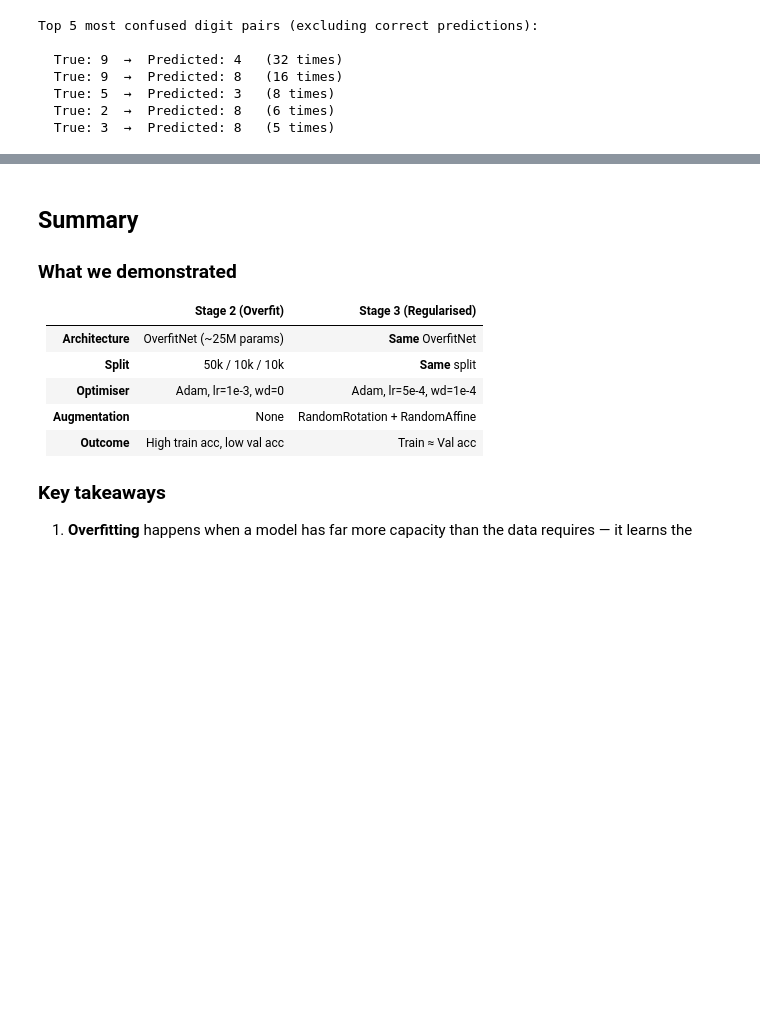
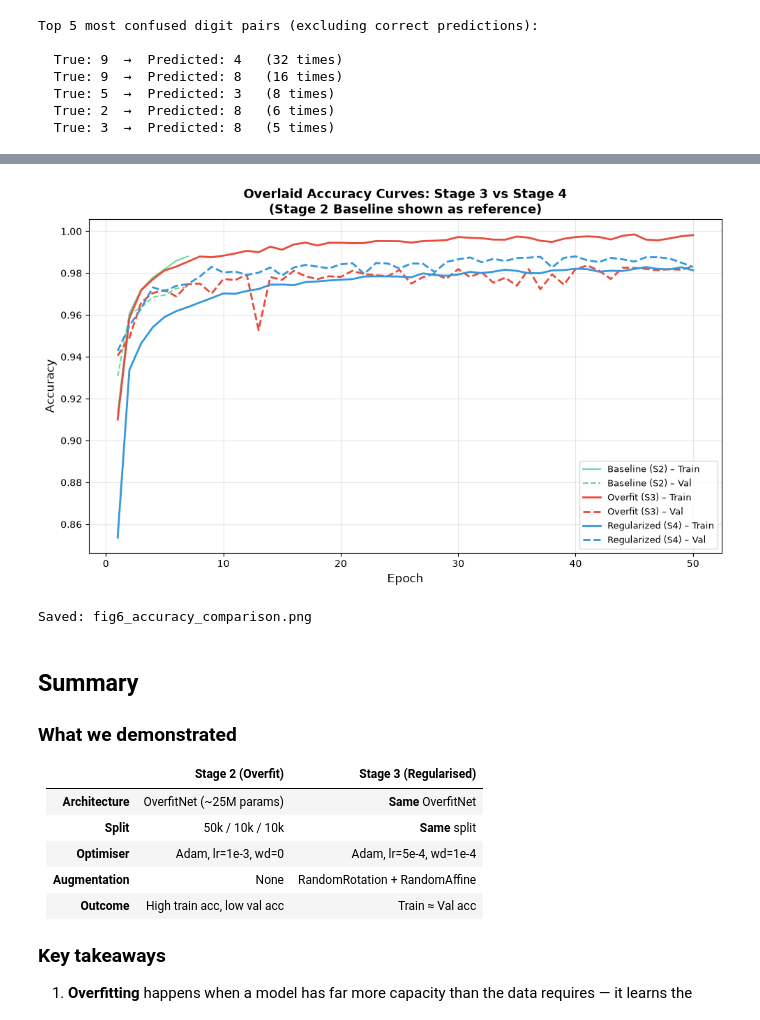
Before and after one commit to Sreelm10sj/mnist-overfit-regularization, a Jupyter notebook: mnist_digit_recognition.ipynb, the cells around one changed output, grey strips where cells are left out. Drawn from its saved outputs; the diff is of its cells as text; code cells hidden in the pictures; blank space fills up the shorter version.

```diff
--- a/mnist_digit_recognition.ipynb
+++ b/mnist_digit_recognition.ipynb
@@ -651,3 +805,38 @@ Top 5 most confused digit pairs (excluding correct predictions):
+# %%
+fig, ax = plt.subplots(figsize=(10, 6))
+
+# ── Stage 2 — Baseline (reference) ────────────────────────────────────────
+ax.plot(ep_base, history_baseline['train_acc'], color=colors['baseline'],
+         linestyle='-', linewidth=1.5, alpha=0.7, label='Baseline (S2) – Train')
+ax.plot(ep_base, history_baseline['val_acc'], color=colors['baseline'],
+         linestyle='--', linewidth=1.5, alpha=0.7, label='Baseline (S2) – Val')
+
+# ── Stage 3 — Overfit ──────────────────────────────────────────────────────
+ax.plot(ep_full, history_overfit['train_acc'], color=colors['overfit'],
+         linestyle='-', linewidth=2, label='Overfit (S3) – Train')
+ax.plot(ep_full, history_overfit['val_acc'], color=colors['overfit'],
+         linestyle='--', linewidth=2, label='Overfit (S3) – Val')
+
+# ── Stage 4 — Regularized ─────────────────────────────────────────────────
+ax.plot(ep_full, history_fixed['train_acc'], color=colors['fixed'],
+         linestyle='-', linewidth=2, label='Regularized (S4) – Train')
+ax.plot(ep_full, history_fixed['val_acc'], color=colors['fixed'],
+         linestyle='--', linewidth=2, label='Regularized (S4) – Val')
+
+ax.set_xlabel('Epoch', fontsize=12)
+ax.set_ylabel('Accuracy', fontsize=12)
+ax.set_title('Overlaid Accuracy Curves: Stage 3 vs Stage 4\n(Stage 2 Baseline shown as reference)',
+              fontsize=13, fontweight='bold')
+ax.legend(fontsize=9, loc='lower right', ncol=1)
+ax.grid(True, alpha=0.3)
+
+plt.tight_layout()
+plt.savefig('fig6_accuracy_comparison.png', dpi=150, bbox_inches='tight')
+plt.show()
+print("Saved: fig6_accuracy_comparison.png")
+# %% [output]
+[figure, added]
+Saved: fig6_accuracy_comparison.png
 # %% [markdown]
 ## Summary
 
```
Also changed, not shown: parts of 24 cells of this notebook.
